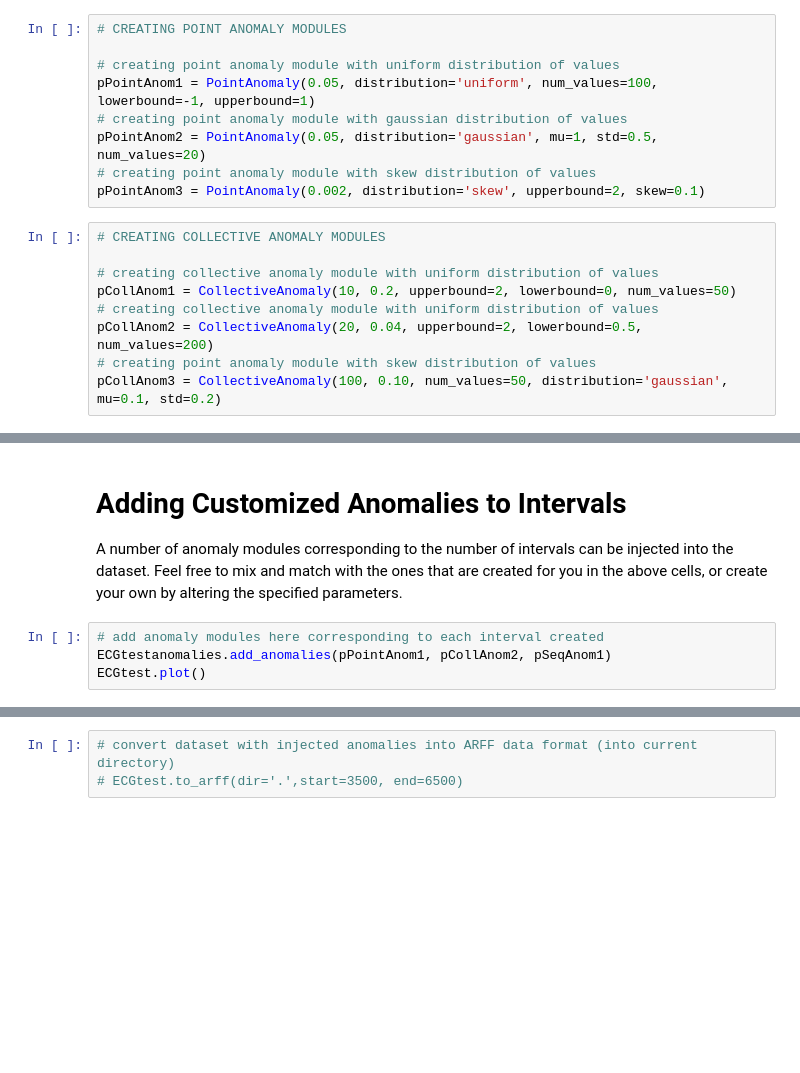
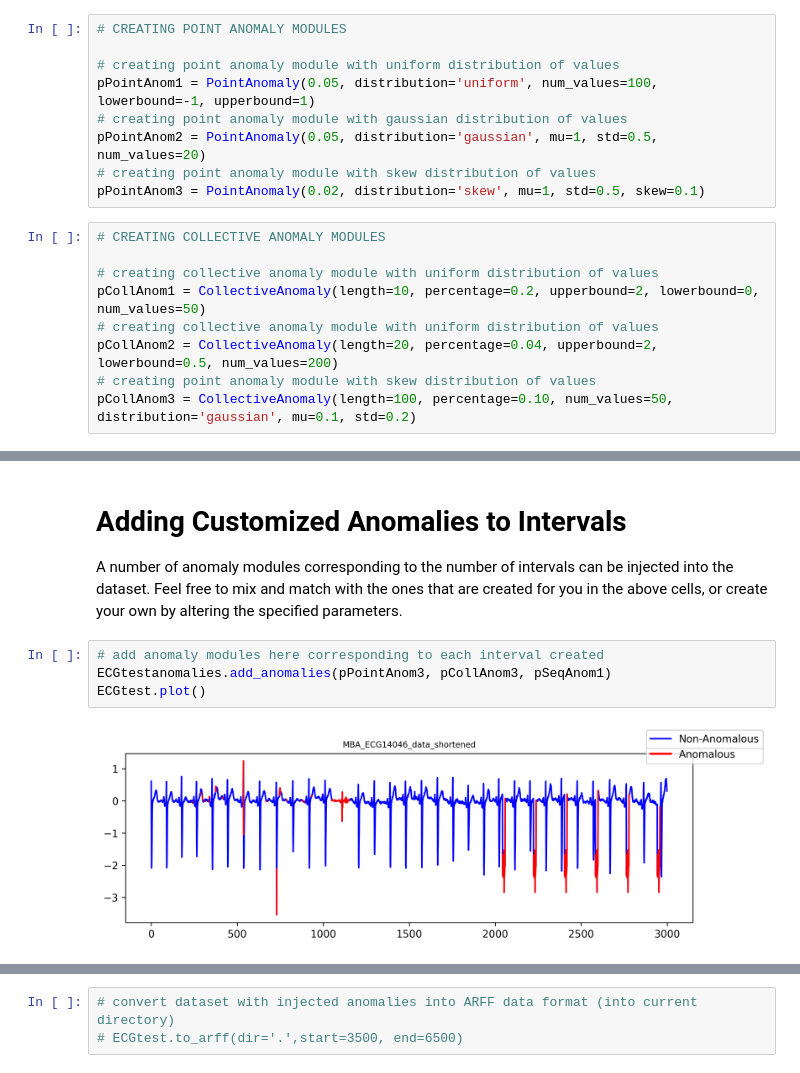
Before and after one commit to mac-dsl/AnomalyDriftDetection, a Jupyter notebook: anomaly_injection_demo.ipynb, the cells around one changed output, grey strips where cells are left out. Saved outputs shown, nothing was run; the diff lists cells and outputs as text; blank space fills up the shorter version.

Commit message:
fixed bug in skew anomyl injection

```diff
--- a/anomaly_injection_demo.ipynb
+++ b/anomaly_injection_demo.ipynb
@@ -44,16 +44,16 @@ pPointAnom1 = PointAnomaly(0.05, distribution='uniform', num_values=100, lowerbo
 # creating point anomaly module with gaussian distribution of values
 pPointAnom2 = PointAnomaly(0.05, distribution='gaussian', mu=1, std=0.5, num_values=20)
 # creating point anomaly module with skew distribution of values
-pPointAnom3 = PointAnomaly(0.002, distribution='skew', upperbound=2, skew=0.1)
+pPointAnom3 = PointAnomaly(0.02, distribution='skew', mu=1, std=0.5, skew=0.1)
 # %%
 # CREATING COLLECTIVE ANOMALY MODULES
 
 # creating collective anomaly module with uniform distribution of values
-pCollAnom1 = CollectiveAnomaly(10, 0.2, upperbound=2, lowerbound=0, num_values=50)
+pCollAnom1 = CollectiveAnomaly(length=10, percentage=0.2, upperbound=2, lowerbound=0, num_values=50)
 # creating collective anomaly module with uniform distribution of values
-pCollAnom2 = CollectiveAnomaly(20, 0.04, upperbound=2, lowerbound=0.5, num_values=200)
+pCollAnom2 = CollectiveAnomaly(length=20, percentage=0.04, upperbound=2, lowerbound=0.5, num_values=200)
 # creating point anomaly module with skew distribution of values
-pCollAnom3 = CollectiveAnomaly(100, 0.10, num_values=50, distribution='gaussian', mu=0.1, std=0.2)
+pCollAnom3 = CollectiveAnomaly(length=100, percentage=0.10, num_values=50, distribution='gaussian', mu=0.1, std=0.2)
 # %%
 # CREATING SEQUENTIAL ANOMALY MODULES
 
@@ -68,7 +68,9 @@ pSeqAnom3 = SequentialAnomaly(0.1, 0.1,1, length=50)
 A number of anomaly modules corresponding to the number of intervals can be injected into the dataset. Feel free to mix and match with the ones that are created for you in the above cells, or create your own by altering the specified parameters.
 # %%
 # add anomaly modules here corresponding to each interval created
-ECGtestanomalies.add_anomalies(pPointAnom1, pCollAnom2, pSeqAnom1)
+ECGtestanomalies.add_anomalies(pPointAnom3, pCollAnom3, pSeqAnom1)
 ECGtest.plot()
+# %% [output]
+[figure, added]
 # %%
 ECGtest.plot(start=100, end=1000)
```
Also changed, not shown: parts of 5 cells of this notebook, 11 other files.
